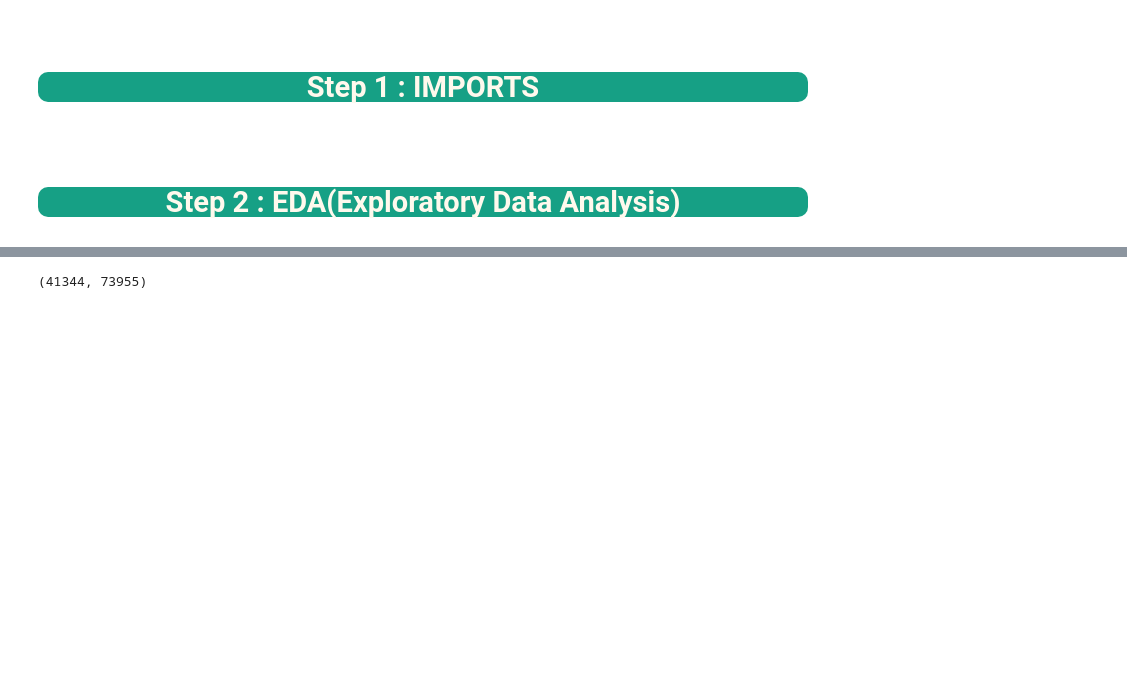
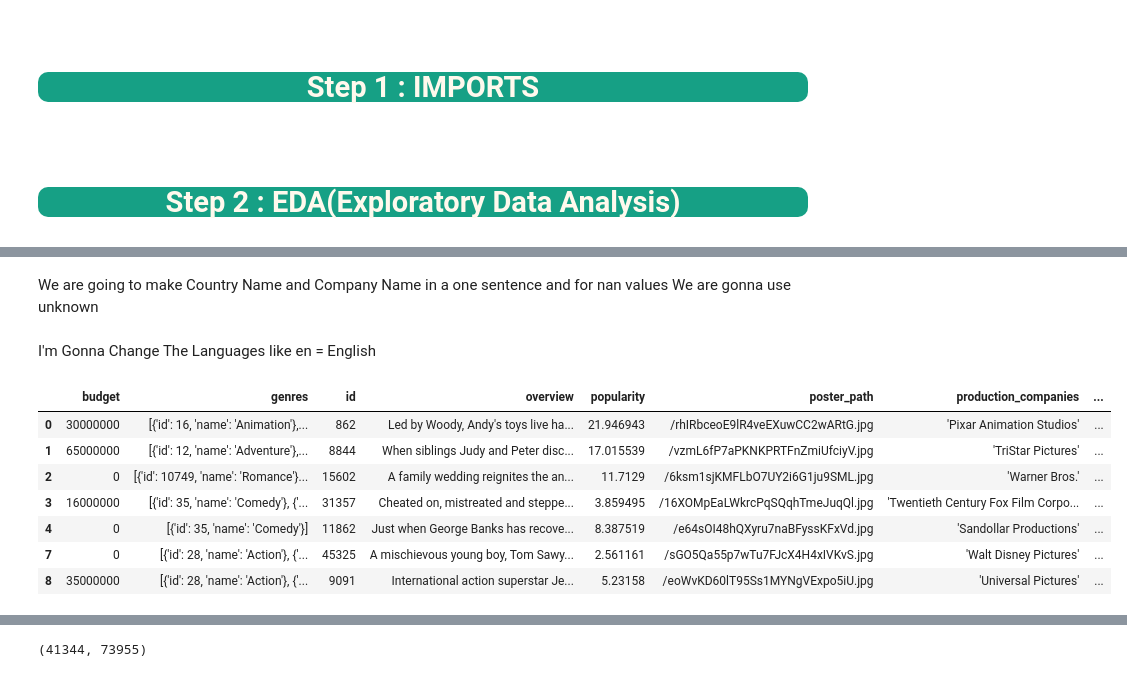
Before and after one commit to anilembel/NLP_Movie_Recommendation, a Jupyter notebook: TF-IDF_Movie_recommendation.ipynb, the cells around one changed output, grey strips where cells are left out. Cells and saved outputs as stored; diff of their text form; code cells hidden in the pictures; blank space fills up the shorter version.

```diff
--- a/TF-IDF_Movie_recommendation.ipynb
+++ b/TF-IDF_Movie_recommendation.ipynb
@@ -24,0 +21,53 @@ Stop words are common words that are often removed from text during natural lang
+# %%
+columns_to_drop = ['adult','belongs_to_collection','status','homepage','imdb_id','original_title','spoken_languages','video']
+df.drop(columns_to_drop, axis=1, inplace=True)
+# %% [markdown]
+We are going to make Country Name and Company Name in a one sentence and for nan values We are gonna use unknown
+# %%
+df['production_companies'] = df['production_companies'].replace(np.nan,'unknown')
+df['production_companies'] = df['production_companies'].apply(lambda x: x.split(',')[0])
+df['production_companies'] = df['production_companies'].apply(lambda x: x.split(':')[-1])
+# %%
+df['production_countries'] = df['production_countries'].replace(np.nan,'unknown')
+df['production_countries'] = df['production_countries'].apply(lambda x: x.split(':')[-1])
+df['production_countries'] = df['production_countries'].apply(lambda x : x[:-2])
+# %% [markdown]
+I'm Gonna Change The Languages like en = English
+# %%
+language_dict = {'en': 'English', 'fr': 'French', 'zh': 'Chinese', 'fa': 'Persian',
+                 'nl': 'Dutch', 'de': 'German', 'cn': 'Chinese', 'it': 'Italian',
+                 'ar': 'Arabic', 'es': 'Spanish', 'ru': 'Russian', 'ja': 'Japanese',
+                 'sv': 'Swedish', 'ko': 'Korean', 'bn': 'Bengali', 'pt': 'Portuguese',
+                 'sr': 'Serbian', 'wo': 'Wolof', 'ro': 'Romanian', 'hu': 'Hungarian',
+                 'cy': 'Welsh', 'vi': 'Vietnamese', 'da': 'Danish', 'no': 'Norwegian',
+                 'cs': 'Czech', 'nb': 'Norwegian Bokmål', 'pl': 'Polish', 'el': 'Greek',
+                 'sh': 'Serbo-Croatian', 'xx': 'Unknown', 'mk': 'Macedonian', 'ca': 'Catalan',
+                 'fi': 'Finnish', 'th': 'Thai', 'sk': 'Slovak', 'he': 'Hebrew', 'hi': 'Hindi',
+                 'bs': 'Bosnian', 'tr': 'Turkish', 'is': 'Icelandic', 'ps': 'Pashto',
+                 'ab': 'Abkhazian', 'ka': 'Georgian', 'mn': 'Mongolian', 'bm': 'Bambara',
+                 'uk': 'Ukrainian', 'af': 'Afrikaans', 'bo': 'Tibetan', 'la': 'Latin',
+                 'ku': 'Kurdish', 'fy': 'Western Frisian', 'lv': 'Latvian', 'ta': 'Tamil',
+                 'sl': 'Slovenian', 'tl': 'Tagalog', 'ur': 'Urdu', 'rw': 'Kinyarwanda',
+                 'id': 'Indonesian', 'bg': 'Bulgarian', 'mr': 'Marathi', 'lt': 'Lithuanian',
+                 'et': 'Estonian', 'kk': 'Kazakh', 'ms': 'Malay', 'sq': 'Albanian',
+                 'qu': 'Quechua', 'te': 'Telugu', 'am': 'Amharic', 'jv': 'Javanese',
+                 'tg': 'Tajik', 'ml': 'Malayalam', 'hr': 'Croatian', 'lo': 'Lao',
+                 'ay': 'Aymara', 'kn': 'Kannada', 'eu': 'Basque', 'ne': 'Nepali',
+                 'pa': 'Punjabi', 'ky': 'Kirghiz', 'gl': 'Galician', 'uz': 'Uzbek',
+                 'sm': 'Samoan', 'mt': 'Maltese', 'hy': 'Armenian', 'iu': 'Inuktitut',
+                 'lb': 'Luxembourgish', 'si': 'Sinhalese'}
+
+df['original_language'] = df['original_language'].apply(lambda x: language_dict.get(x,x))
+df['Language'] = df['original_language']
+df.drop('original_language', axis=1, inplace= True)
+# %%
+df.head(7)
+# %% [output]
+|  | budget | genres | id | overview | popularity | poster_path | production_companies | ... |
+| 0 | 30000000 | [{'id': 16, 'name': 'Animation'},... | 862 | Led by Woody, Andy's toys live ha... | 21.946943 | /rhIRbceoE9lR4veEXuwCC2wARtG.jpg | 'Pixar Animation Studios' | ... |
+| 1 | 65000000 | [{'id': 12, 'name': 'Adventure'},... | 8844 | When siblings Judy and Peter disc... | 17.015539 | /vzmL6fP7aPKNKPRTFnZmiUfciyV.jpg | 'TriStar Pictures' | ... |
+| 2 | 0 | [{'id': 10749, 'name': 'Romance'}... | 15602 | A family wedding reignites the an... | 11.7129 | /6ksm1sjKMFLbO7UY2i6G1ju9SML.jpg | 'Warner Bros.' | ... |
+| 3 | 16000000 | [{'id': 35, 'name': 'Comedy'}, {'... | 31357 | Cheated on, mistreated and steppe... | 3.859495 | /16XOMpEaLWkrcPqSQqhTmeJuqQl.jpg | 'Twentieth Century Fox Film Corpo... | ... |
+| 4 | 0 | [{'id': 35, 'name': 'Comedy'}] | 11862 | Just when George Banks has recove... | 8.387519 | /e64sOI48hQXyru7naBFyssKFxVd.jpg | 'Sandollar Productions' | ... |
+| 7 | 0 | [{'id': 28, 'name': 'Action'}, {'... | 45325 | A mischievous young boy, Tom Sawy... | 2.561161 | /sGO5Qa55p7wTu7FJcX4H4xIVKvS.jpg | 'Walt Disney Pictures' | ... |
+| 8 | 35000000 | [{'id': 28, 'name': 'Action'}, {'... | 9091 | International action superstar Je... | 5.23158 | /eoWvKD60lT95Ss1MYNgVExpo5iU.jpg | 'Universal Pictures' | ... |
```
Also changed, not shown: parts of 19 cells of this notebook.
